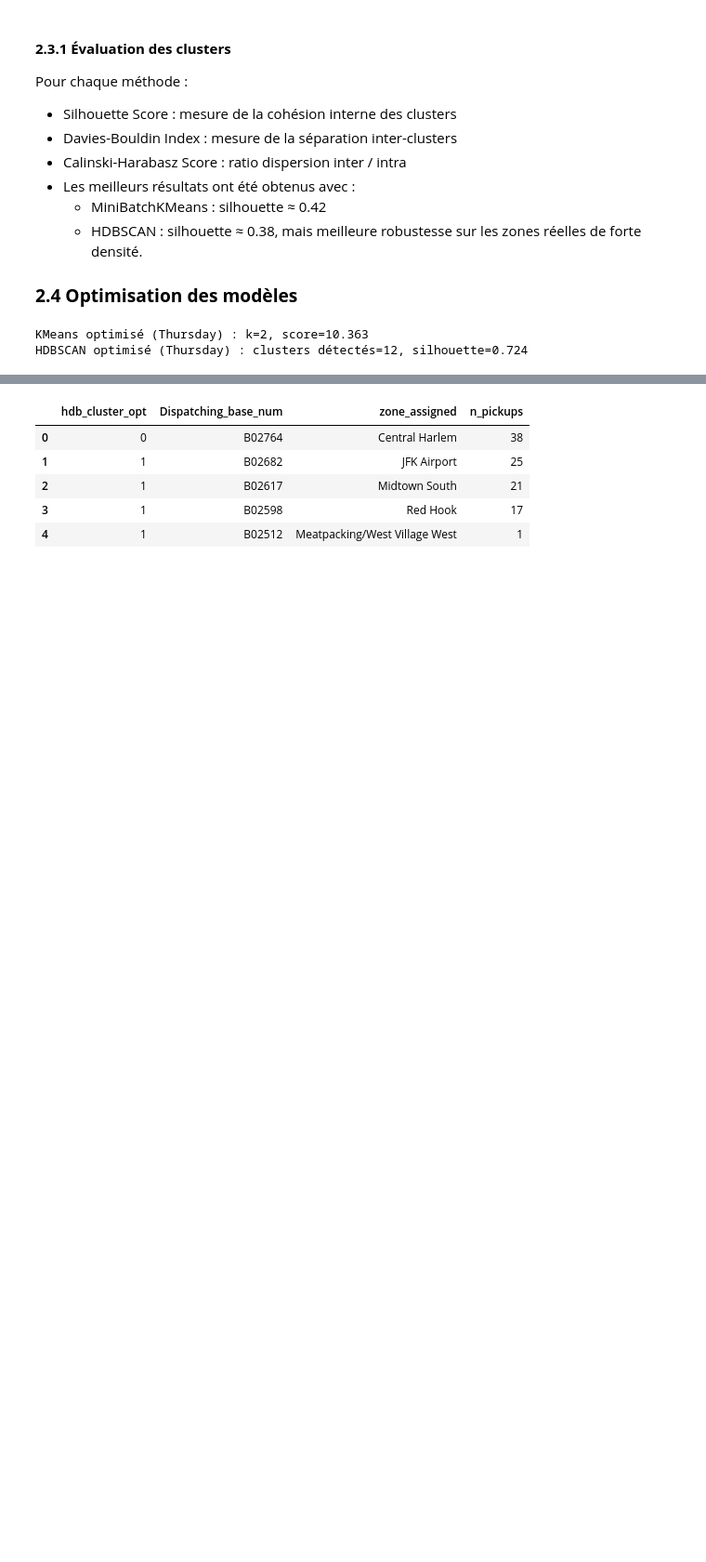
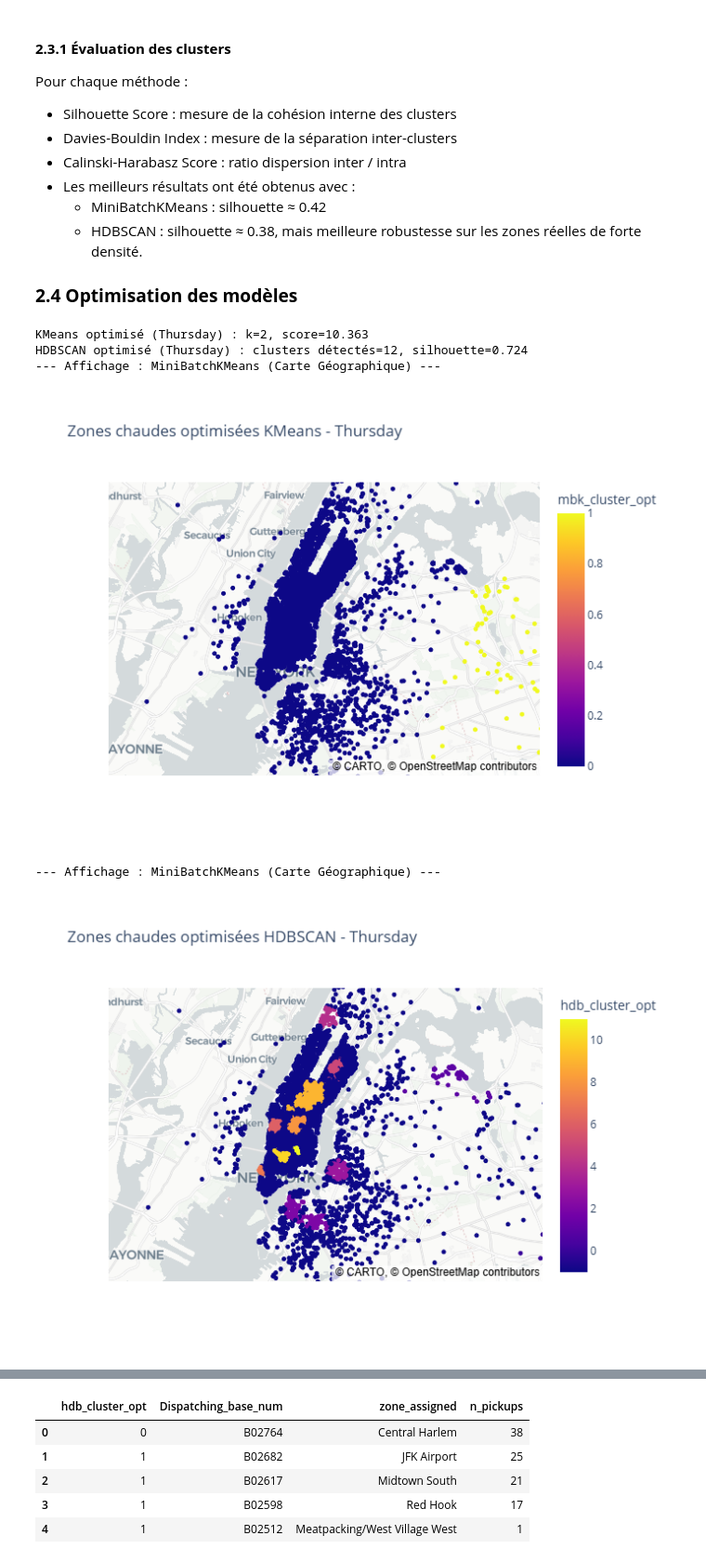
Before and after one commit to nlefort/JEDHA, a Jupyter notebook: PROJETS/06.ML_non_supervise/Best_place_to_be.ipynb, the cells around one changed output, grey strips where cells are left out. Shown at 93% size. Drawn from its saved outputs; the diff is of its cells as text; code cells hidden in the pictures; blank space fills up the shorter version.

```diff
--- a/PROJETS/06.ML_non_supervise/Best_place_to_be.ipynb
+++ b/PROJETS/06.ML_non_supervise/Best_place_to_be.ipynb
@@ -652,53 +652,56 @@ model_hdb_opt, score_hdb_opt, labels_hdb_opt = best_hdbscan_optim(
 )
 df_day["hdb_cluster_opt"] = labels_hdb_opt
 n_hdb_opt = len(set(labels_hdb_opt)) - (1 if -1 in labels_hdb_opt else 0)
 print(
     f"HDBSCAN optimisé ({day_test}) : clusters détectés={n_hdb_opt}, silhouette={score_hdb_opt:.3f}"
 )
 
 # --- Visualisation comparative ---
-fig5 = px.scatter_map(
+# --- Définition des chemins des fichiers PNG ---
+png_path_4 = "fig_4_MiniBatchKMeans_optimise_thursday_map.png"
+png_path_5 = "fig_5_HDBSCAN_optimise_thursday_map.png"
+
+fig4 = px.scatter_map(
     df_day,
     lat="Lat",
     lon="Lon",
     color="mbk_cluster_opt",
     zoom=10,
     map_style="carto-positron",
     title=f"Zones chaudes optimisées KMeans - {day_test}",
 )
-fig5.write_html("fig_5_test_MiniBatchKMeans_optimise_thursday_map.html")
+fig4.write_html(
+    "fig_4_MiniBatchKMeans_optimise_thursday_map.html"
+)
+fig4.write_image(png_path_4) # Export PNG statique pour GitHub
 
-fig5_preview = px.scatter(
-    df_day,
-    x="Lon",
-    y="Lat",
-    color="mbk_cluster_opt",
-    title="MiniBatchKMeans optimisé - aperçu rapide",
-)
-fig5_preview.show()
+print(f"--- Affichage : MiniBatchKMeans (Carte Géographique) ---")
+display(Image(filename=png_path_4)) # Affiche le PNG que nous venons de créer
 
-fig6 = px.scatter_map(
+# --- HDBSCAN ---
+fig5 = px.scatter_map(
     df_day,
     lat="Lat",
     lon="Lon",
     color="hdb_cluster_opt",
     zoom=10,
     map_style="carto-positron",
     title=f"Zones chaudes optimisées HDBSCAN - {day_test}",
 )
-fig6.write_html("fig_6_test_HDBSCAN_optimise_thursday_map.html")
+fig5.write_html(
+    "fig_5_HDBSCAN_optimise_thursday_map.html"
+)
+fig5.write_image(png_path_5) # Export PNG statique pour GitHub
 
-fig6_preview = px.scatter(
-    df_day,
-    x="Lon",
-    y="Lat",
-    color="hdb_cluster_opt",
-    title="HDBSCAN optimisé - aperçu rapide",
-)
-fig6_preview.show()
+print(f"--- Affichage : MiniBatchKMeans (Carte Géographique) ---")
+display(Image(filename=png_path_5)) # Affiche le PNG que nous venons de créer
 # %% [output]
 KMeans optimisé (Thursday) : k=2, score=10.363
 HDBSCAN optimisé (Thursday) : clusters détectés=12, silhouette=0.724
+--- Affichage : MiniBatchKMeans (Carte Géographique) ---
+[figure, added]
+--- Affichage : MiniBatchKMeans (Carte Géographique) ---
+[figure, added]
 # %%
 ## --- Boucle optimisée par jour et heure ---
 results_opt = []
```
Also changed, not shown: parts of 2 cells of this notebook, 10 other files.
